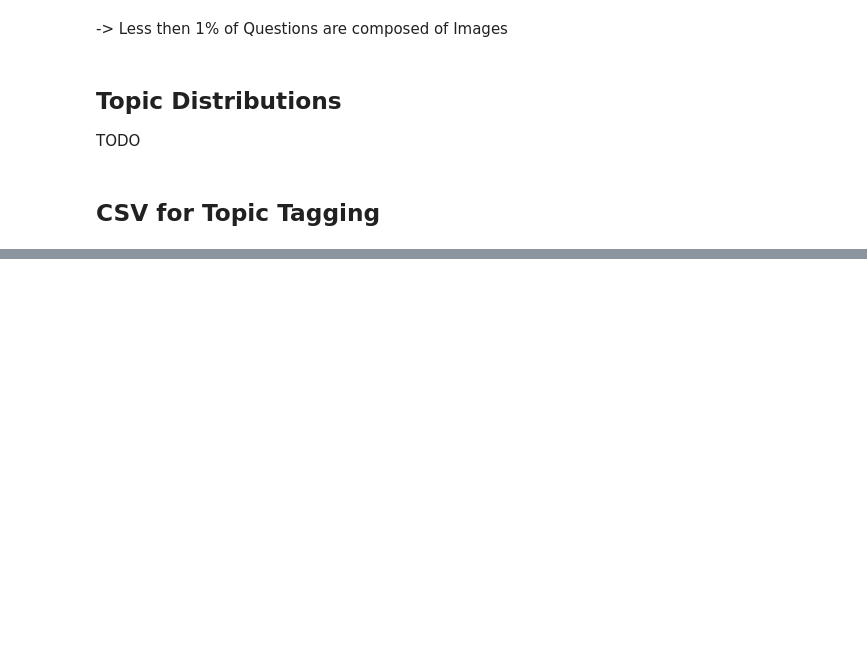
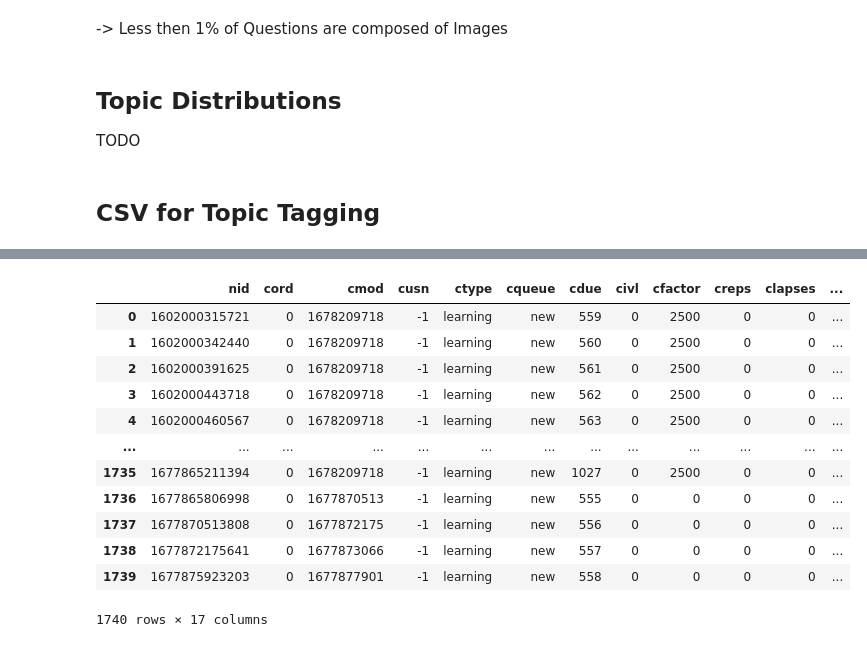
Before and after one commit to Ankinator/ankinator-flashcard-models, a Jupyter notebook: notebooks/dataexploration/Dataset_Analysis.ipynb, the cells around one changed output, grey strips where cells are left out. Drawn from its saved outputs; the diff is of its cells as text; code cells hidden in the pictures; blank space fills up the shorter version.

```diff
--- a/notebooks/dataexploration/Dataset_Analysis.ipynb
+++ b/notebooks/dataexploration/Dataset_Analysis.ipynb
@@ -144,0 +182,17 @@ pd.Series(col.cards.cdeck.unique()).sort_values().to_csv("datasets/deck_names.cs
+# %%
+cards_cdecks_tagged = pd.merge(cards_cdecks, tagged, left_on='cdeck', right_on='Deck_Name')
+cards_cdecks_tagged
+# %% [output]
+|  | nid | cord | cmod | cusn | ctype | cqueue | cdue | civl | cfactor | creps | clapses | ... |
+| 0 | 1602000315721 | 0 | 1678209718 | -1 | learning | new | 559 | 0 | 2500 | 0 | 0 | ... |
+| 1 | 1602000342440 | 0 | 1678209718 | -1 | learning | new | 560 | 0 | 2500 | 0 | 0 | ... |
+| 2 | 1602000391625 | 0 | 1678209718 | -1 | learning | new | 561 | 0 | 2500 | 0 | 0 | ... |
+| 3 | 1602000443718 | 0 | 1678209718 | -1 | learning | new | 562 | 0 | 2500 | 0 | 0 | ... |
+| 4 | 1602000460567 | 0 | 1678209718 | -1 | learning | new | 563 | 0 | 2500 | 0 | 0 | ... |
+| ... | ... | ... | ... | ... | ... | ... | ... | ... | ... | ... | ... | ... |
+| 1735 | 1677865211394 | 0 | 1678209718 | -1 | learning | new | 1027 | 0 | 2500 | 0 | 0 | ... |
+| 1736 | 1677865806998 | 0 | 1677870513 | -1 | learning | new | 555 | 0 | 0 | 0 | 0 | ... |
+| 1737 | 1677870513808 | 0 | 1677872175 | -1 | learning | new | 556 | 0 | 0 | 0 | 0 | ... |
+| 1738 | 1677872175641 | 0 | 1677873066 | -1 | learning | new | 557 | 0 | 0 | 0 | 0 | ... |
+| 1739 | 1677875923203 | 0 | 1677877901 | -1 | learning | new | 558 | 0 | 0 | 0 | 0 | ... |
+1740 rows × 17 columns
```
Also changed, not shown: parts of 5 cells of this notebook.
